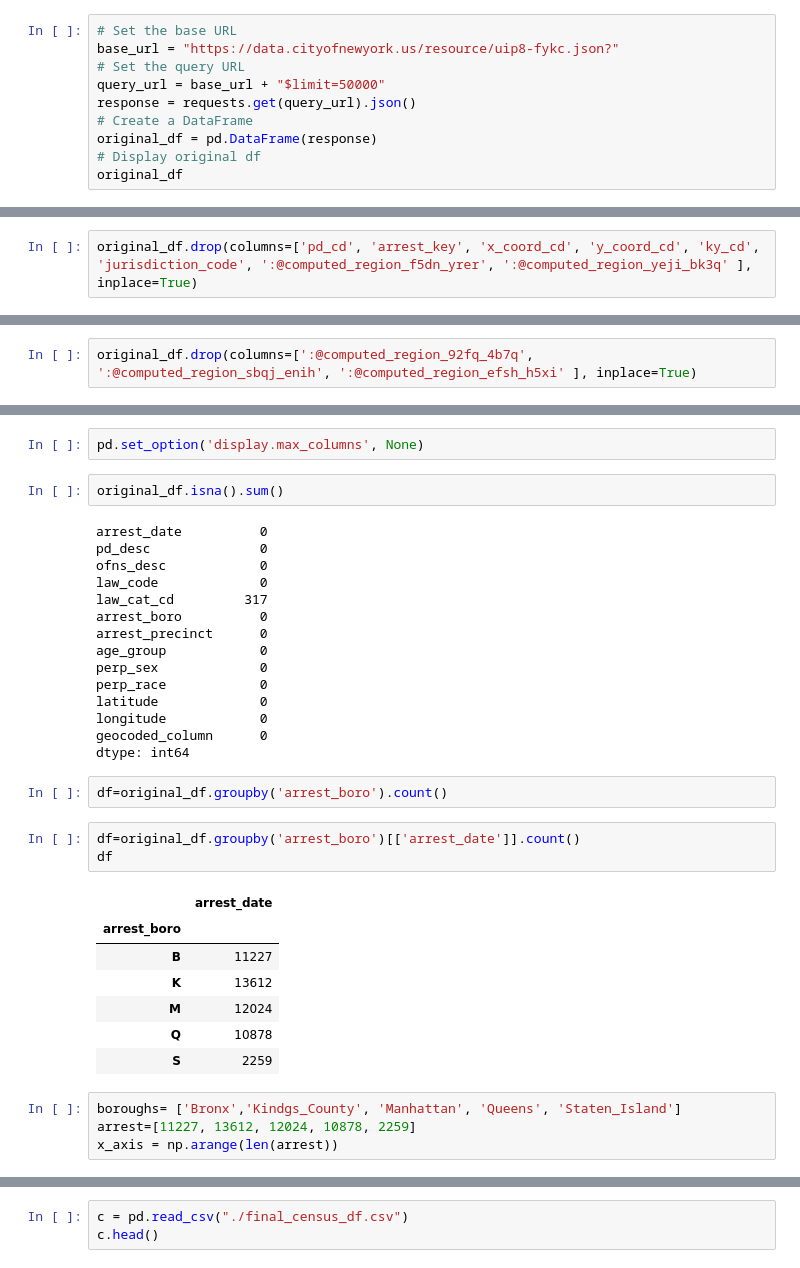
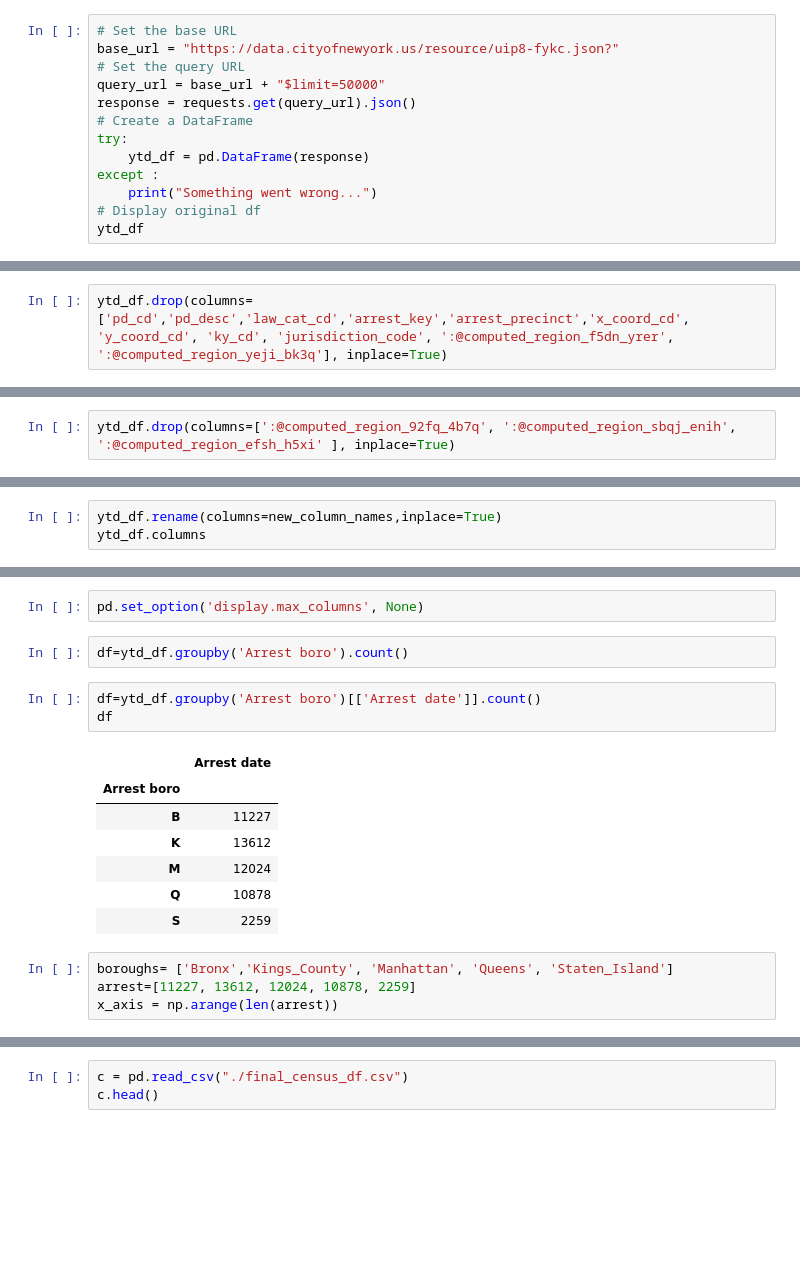
Before and after one commit to amos6224/group5-project1, a Jupyter notebook: group5-project1.ipynb, the cells around one changed output, grey strips where cells are left out. Saved outputs shown, nothing was run; the diff lists cells and outputs as text; blank space fills up the shorter version.

Commit message:
add try/except

```diff
--- a/group5-project1.ipynb
+++ b/group5-project1.ipynb
@@ -11,9 +127,12 @@ base_url = "https://data.cityofnewyork.us/resource/uip8-fykc.json?"
 query_url = base_url + "$limit=50000"
 response = requests.get(query_url).json()
 # Create a DataFrame
-original_df = pd.DataFrame(response)
+try:
+    ytd_df = pd.DataFrame(response)
+except :
+    print("Something went wrong...")
 # Display original df
-original_df
+ytd_df
 # %% [output]
 |  | arrest_key | arrest_date | pd_cd | pd_desc | ky_cd | ofns_desc | law_code | law_cat_cd | arrest_boro | ... |
 | 0 | 280255493 | 2024-01-10T00:00:00.000 | 397 | ROBBERY,OPEN AREA UNCLASSIFIED | 105 | ROBBERY | PL 1601001 | F | M | ... |
@@ -60,4 +179,4 @@ Index(['arrest_key', 'arrest_date', 'pd_cd', 'pd_desc', 'ky_cd', 'ofns_desc',
        ':@computed_region_efsh_h5xi'],
       dtype='object')
 # %%
-original_df.drop(columns=['pd_cd', 'arrest_key', 'x_coord_cd', 'y_coord_cd', 'ky_cd', 'jurisdiction_code', ':@computed_region_f5dn_yrer', ':@computed_region_yeji_bk3q' ], inplace=True)
+ytd_df.drop(columns=['pd_cd','pd_desc','law_cat_cd','arrest_key','arrest_precinct','x_coord_cd', 'y_coord_cd', 'ky_cd', 'jurisdiction_code', ':@computed_region_f5dn_yrer', ':@computed_region_yeji_bk3q'], inplace=True)
@@ -87,5 +206,5 @@ Index(['arrest_date', 'pd_desc', 'ofns_desc', 'law_code', 'law_cat_cd',
        ':@computed_region_efsh_h5xi'],
       dtype='object')
 # %%
-original_df.drop(columns=[':@computed_region_92fq_4b7q', ':@computed_region_sbqj_enih', ':@computed_region_efsh_h5xi' ], inplace=True)
+ytd_df.drop(columns=[':@computed_region_92fq_4b7q', ':@computed_region_sbqj_enih', ':@computed_region_efsh_h5xi' ], inplace=True)
 # %%
@@ -113,0 +216,3 @@ original_df
+# %%
+ytd_df.rename(columns=new_column_names,inplace=True)
+ytd_df.columns
@@ -136,37 +261,20 @@ Name: count, dtype: int64
 # %%
 pd.set_option('display.max_columns', None)
-# %%
-original_df.isna().sum()
-# %% [output]
-arrest_date          0
-pd_desc              0
-ofns_desc            0
-law_code             0
-law_cat_cd         317
-arrest_boro          0
-arrest_precinct      0
-age_group            0
-perp_sex             0
-perp_race            0
-latitude             0
-longitude            0
-geocoded_column      0
-dtype: int64
 # %%
-df=original_df.groupby('arrest_boro').count()
+df=ytd_df.groupby('Arrest boro').count()
 # %%
-df=original_df.groupby('arrest_boro')[['arrest_date']].count()
+df=ytd_df.groupby('Arrest boro')[['Arrest date']].count()
 df
 # %% [output]
-|  | arrest_date |
-| arrest_boro |  |
+|  | Arrest date |
+| Arrest boro |  |
 | B | 11227 |
 | K | 13612 |
 | M | 12024 |
 | Q | 10878 |
 | S | 2259 |
 # %%
-boroughs= ['Bronx','Kindgs_County', 'Manhattan', 'Queens', 'Staten_Island']
+boroughs= ['Bronx','Kings_County', 'Manhattan', 'Queens', 'Staten_Island']
 arrest=[11227, 13612, 12024, 10878, 2259]
 x_axis = np.arange(len(arrest))
 # %%
```
Also changed, not shown: parts of 19 cells of this notebook.
